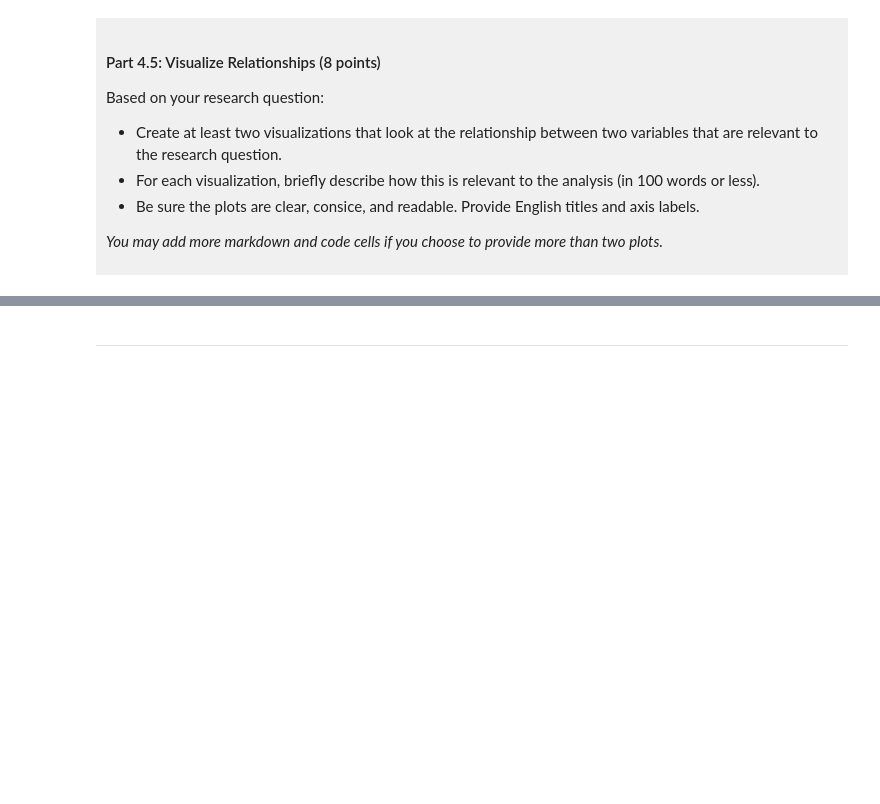
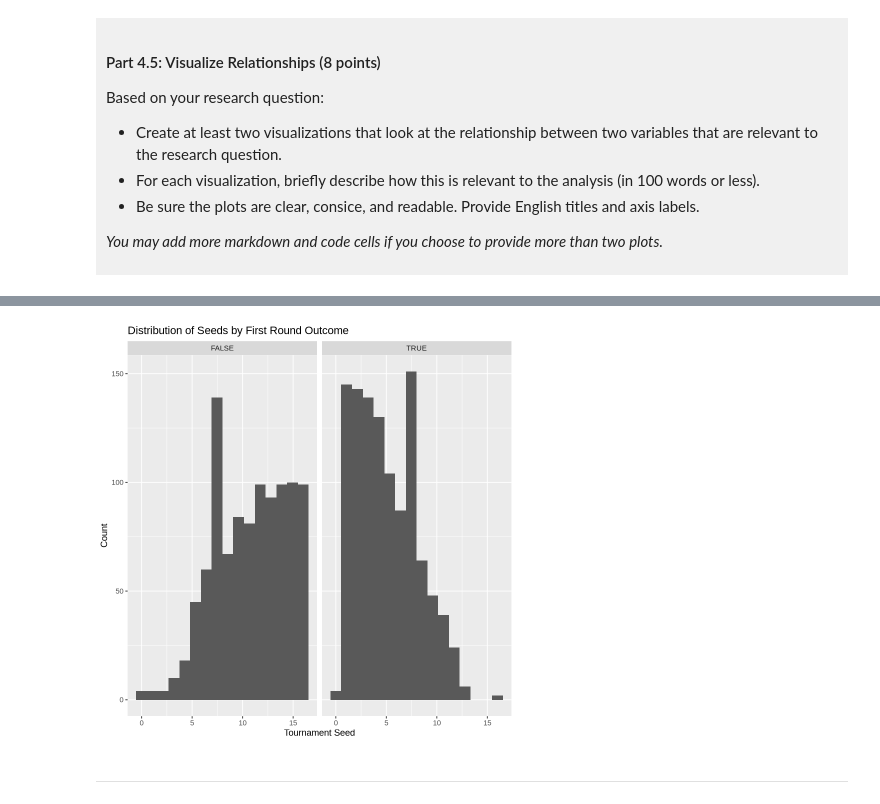
Before and after one commit to FangTangSama/dsci-100-project-henry-sun, a Jupyter notebook: dsci-100-project-notebook.ipynb, the cells around one changed output, grey strips where cells are left out. Saved outputs shown, nothing was run; the diff lists cells and outputs as text; code cells hidden in the pictures; blank space fills up the shorter version.

```diff
--- a/dsci-100-project-notebook.ipynb
+++ b/dsci-100-project-notebook.ipynb
@@ -361,5 +397,14 @@ Visualization 2: %%% EDIT THIS MARKDOWN CELL%%%
 # %%
-### EDIT THIS CODE CELL FOR VISUALIZATION 2###
+ggplot(march_tidy, aes(x = seed)) +
+  geom_histogram(bins = 16) +
+  facet_wrap(vars(advanced_first_round)) +
+  labs(
+    x = "Tournament Seed",
+    y = "Count",
+    title = "Distribution of Seeds by First Round Outcome"
+  )
+# %% [output]
+[figure, added]
 # %% [markdown]
 ------
 # %% [markdown]
```
Also changed, not shown: parts of 7 cells of this notebook.
